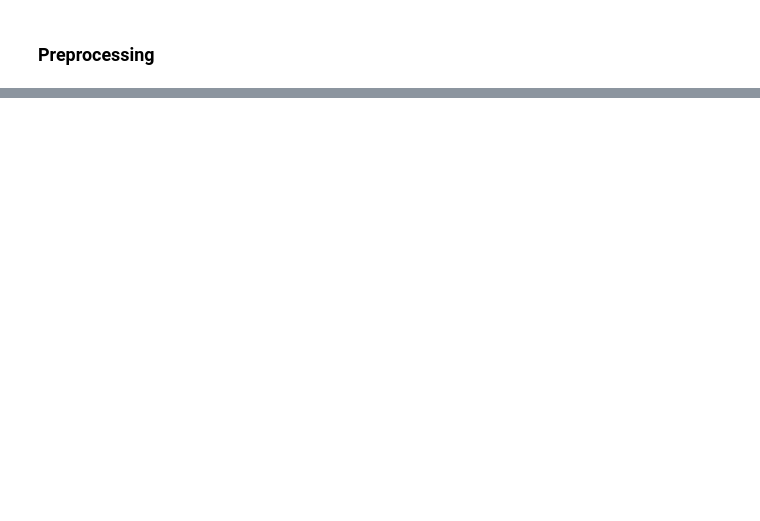
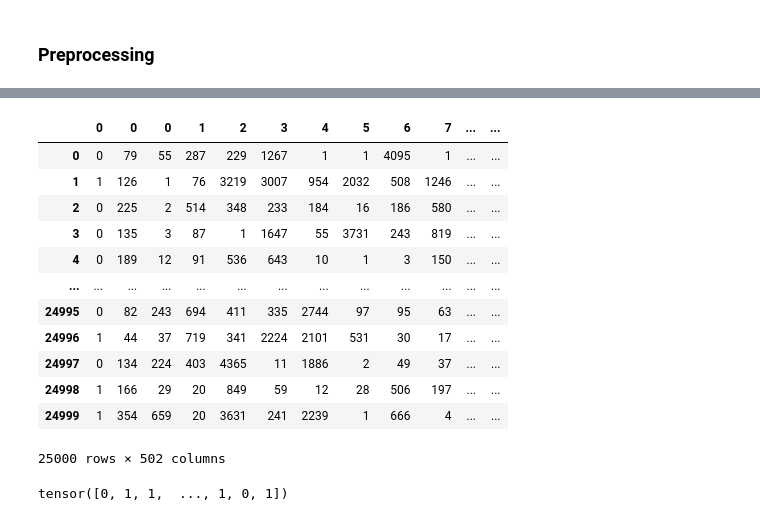
Before and after one commit to KewJS/Sentiment_Analysis, a Jupyter notebook: LSTM.ipynb, the cells around one changed output, grey strips where cells are left out. Drawn from its saved outputs; the diff is of its cells as text; code cells hidden in the pictures; blank space fills up the shorter version.

```diff
--- a/LSTM.ipynb
+++ b/LSTM.ipynb
@@ -151,0 +340,2 @@ model.embedding.weight.data = pretrained_embedding
+# %%
+train_X, test_X, train_y, test_y = preprocess_data(train_X, test_X, train_y, test_y)
@@ -151,0 +372,2 @@ model.embedding.weight.data = pretrained_embedding
+# %%
+word_dict = build_dict(train_X)
@@ -151,0 +383,28 @@ model.embedding.weight.data = pretrained_embedding
+# %%
+def convert_and_pad(word_dict, sentence, pad=500):
+    NOWORD = 0 # We will use 0 to represent the 'no word' category
+    INFREQ = 1 # and we use 1 to represent the infrequent words, i.e., words not appearing in word_dict
+
+    working_sentence = [NOWORD] * pad
+
+    for word_index, word in enumerate(sentence[:pad]):
+        if word in word_dict:
+            working_sentence[word_index] = word_dict[word]
+        else:
+            working_sentence[word_index] = INFREQ
+
+    return working_sentence, min(len(sentence), pad)
+
+def convert_and_pad_data(word_dict, data, pad=500):
+    result = []
+    lengths = []
+
+    for sentence in data:
+        converted, leng = convert_and_pad(word_dict, sentence, pad)
+        result.append(converted)
+        lengths.append(leng)
+
+    return np.array(result), np.array(lengths)
+# %%
+train_X, train_X_len = convert_and_pad_data(word_dict, train_X)
+test_X, test_X_len = convert_and_pad_data(word_dict, test_X)
@@ -151,0 +438,16 @@ model.embedding.weight.data = pretrained_embedding
+# %%
+pd.concat([pd.DataFrame(train_y), pd.DataFrame(train_X_len), pd.DataFrame(train_X)], axis=1)
+# %% [output]
+|  | 0 | 0 | 0 | 1 | 2 | 3 | 4 | 5 | 6 | 7 | ... | ... |
+| 0 | 0 | 79 | 55 | 287 | 229 | 1267 | 1 | 1 | 4095 | 1 | ... | ... |
+| 1 | 1 | 126 | 1 | 76 | 3219 | 3007 | 954 | 2032 | 508 | 1246 | ... | ... |
+| 2 | 0 | 225 | 2 | 514 | 348 | 233 | 184 | 16 | 186 | 580 | ... | ... |
+| 3 | 0 | 135 | 3 | 87 | 1 | 1647 | 55 | 3731 | 243 | 819 | ... | ... |
+| 4 | 0 | 189 | 12 | 91 | 536 | 643 | 10 | 1 | 3 | 150 | ... | ... |
+| ... | ... | ... | ... | ... | ... | ... | ... | ... | ... | ... | ... | ... |
+| 24995 | 0 | 82 | 243 | 694 | 411 | 335 | 2744 | 97 | 95 | 63 | ... | ... |
+| 24996 | 1 | 44 | 37 | 719 | 341 | 2224 | 2101 | 531 | 30 | 17 | ... | ... |
+| 24997 | 0 | 134 | 224 | 403 | 4365 | 11 | 1886 | 2 | 49 | 37 | ... | ... |
+| 24998 | 1 | 166 | 29 | 20 | 849 | 59 | 12 | 28 | 506 | 197 | ... | ... |
+| 24999 | 1 | 354 | 659 | 20 | 3631 | 241 | 2239 | 1 | 666 | 4 | ... | ... |
+25000 rows × 502 columns
@@ -151,0 +457,4 @@ model.embedding.weight.data = pretrained_embedding
+# %%
+train_data["sentiment"]
+# %% [output]
+tensor([0, 1, 1,  ..., 1, 0, 1])
```
Also changed, not shown: parts of 69 cells of this notebook, 10 other files.
